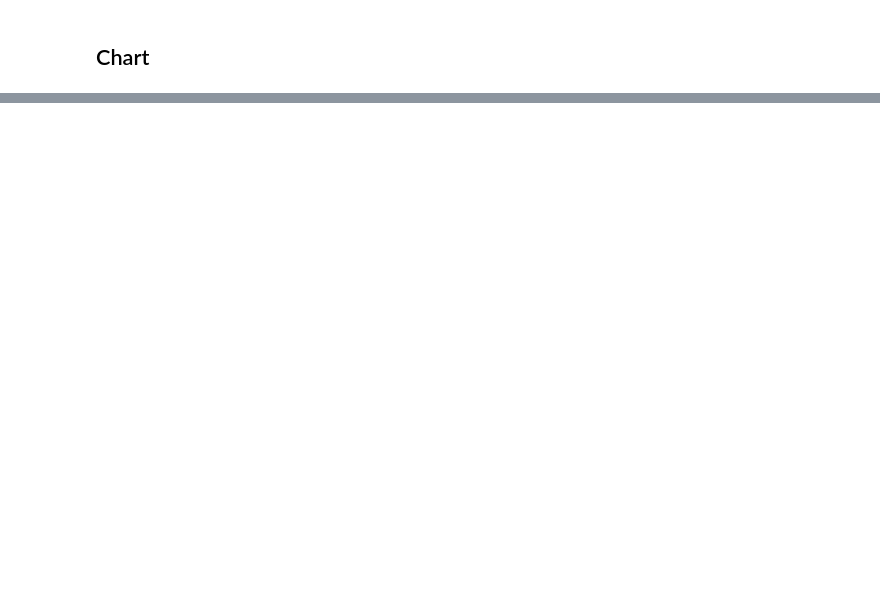
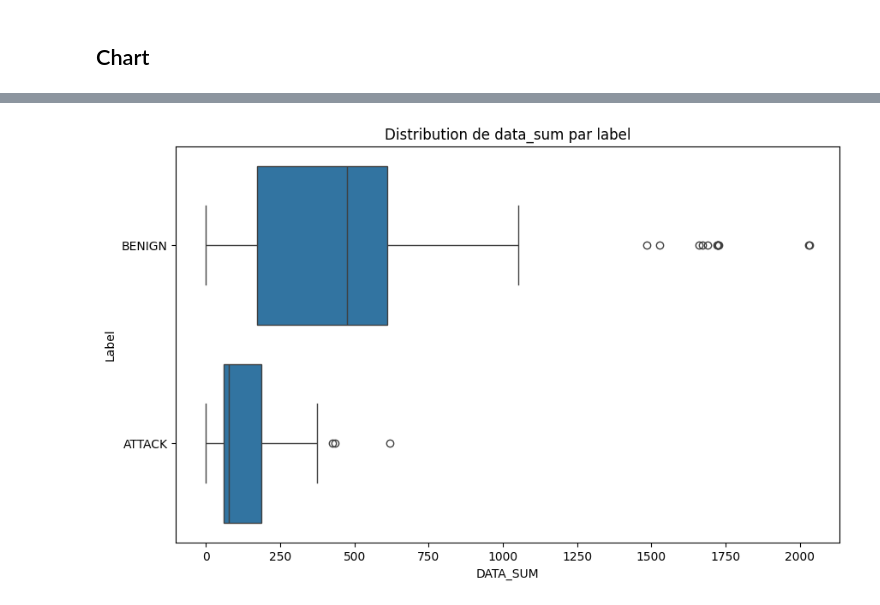
Before and after one commit to sirthirrygolooo/CICIoV2024-Dataset-Analysis-Project, a Jupyter notebook: ProjetIDS.ipynb, the cells around one changed output, grey strips where cells are left out. Drawn from its saved outputs; the diff is of its cells as text; code cells hidden in the pictures; blank space fills up the shorter version.

```diff
--- a/ProjetIDS.ipynb
+++ b/ProjetIDS.ipynb
@@ -107,0 +373,13 @@ sns.histplot(data=value, x=value['category'], hue=value['specific_class'], multi
+# %%
+def sum_data(dfs):
+    cols_to_cast = dfs.columns[:-1]
+
+    dfs[cols_to_cast] = dfs[cols_to_cast].apply(pd.to_numeric, errors='coerce')
+
+    dfs['DATA_SUM'] = dfs[cols_to_cast].sum(axis=1)
+
+    dfs.drop_duplicates(inplace=True)
+
+    dfs.sort_values(by=['DATA_SUM'], inplace=True)
+
+    return dfs
@@ -107,0 +388,3 @@ sns.histplot(data=value, x=value['category'], hue=value['specific_class'], multi
+# %%
+df_attack_sum = sum_data(df_attack)
+df_attack_sum
@@ -107,0 +428,3 @@ sns.histplot(data=value, x=value['category'], hue=value['specific_class'], multi
+# %%
+df_benign_sum = sum_data(df_benign)
+df_benign_sum
@@ -107,0 +481,9 @@ sns.histplot(data=value, x=value['category'], hue=value['specific_class'], multi
+# %%
+dataframes = [df_benign_sum, df_attack_sum]  # Liste de tes DataFrames
+
+dataframes = [df[['label', 'DATA_SUM']] for df in dataframes]
+
+# Concaténer les DataFrames
+df_concat_sum = pd.concat(dataframes, ignore_index=True)
+
+df_concat_sum
@@ -107,0 +504,14 @@ sns.histplot(data=value, x=value['category'], hue=value['specific_class'], multi
+# %%
+plt.figure(figsize=(10, 6))
+sns.boxplot(
+    data=df_concat_sum,
+    x='DATA_SUM',
+    y='label'
+)
+
+plt.title('Distribution de data_sum par label')
+plt.xlabel('DATA_SUM')
+plt.ylabel('Label')
+plt.show()
+# %% [output]
+[figure, added]
```
Also changed, not shown: parts of 61 cells of this notebook.
